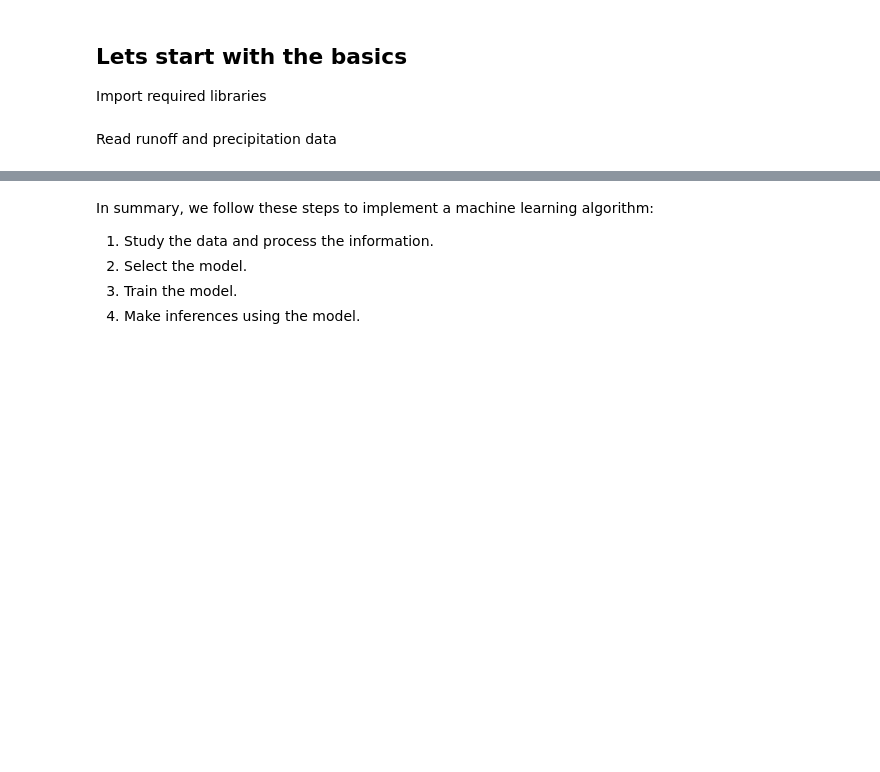
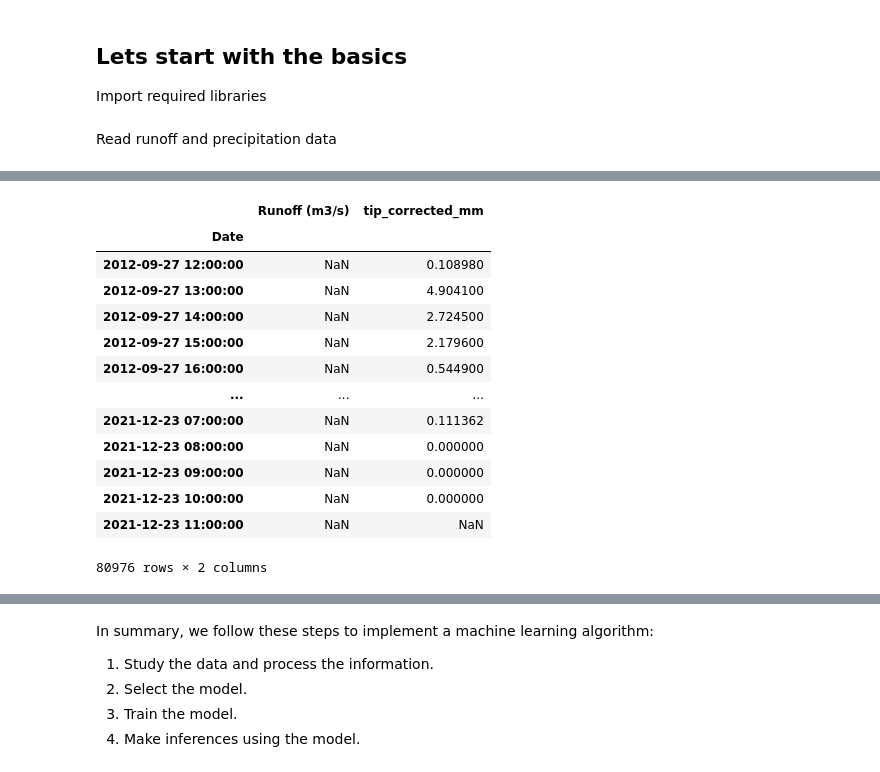
Before and after one commit to paulmunozpauta/Course_ML_hydrological_forecasting, a Jupyter notebook: notebooks/1_ML_introduction.ipynb, the cells around one changed output, grey strips where cells are left out. Cells and saved outputs as stored; diff of their text form; code cells hidden in the pictures; blank space fills up the shorter version.

```diff
--- a/notebooks/1_ML_introduction.ipynb
+++ b/notebooks/1_ML_introduction.ipynb
@@ -280,8 +331,23 @@ plt.savefig(os.path.join(root_directory+'/figures', 'Cumulated_precipitation.jpg
 # %%
-Hourly_runoff.index = Hourly_runoff.index.round(freq='H')
-Hourly_pcp.index = Hourly_pcp.index.round(freq='H')
+Hourly_runoff.index = Hourly_runoff.index.round(freq='h')
+Hourly_pcp.index = Hourly_pcp.index.round(freq='h')
 Hourly_data = pd.concat([Hourly_runoff, Hourly_pcp],axis=1, join='outer')
 Hourly_data
+# %% [output]
+|  | Runoff (m3/s) | tip_corrected_mm |
+| Date |  |  |
+| 2012-09-27 12:00:00 | NaN | 0.108980 |
+| 2012-09-27 13:00:00 | NaN | 4.904100 |
+| 2012-09-27 14:00:00 | NaN | 2.724500 |
+| 2012-09-27 15:00:00 | NaN | 2.179600 |
+| 2012-09-27 16:00:00 | NaN | 0.544900 |
+| ... | ... | ... |
+| 2021-12-23 07:00:00 | NaN | 0.111362 |
+| 2021-12-23 08:00:00 | NaN | 0.000000 |
+| 2021-12-23 09:00:00 | NaN | 0.000000 |
+| 2021-12-23 10:00:00 | NaN | 0.000000 |
+| 2021-12-23 11:00:00 | NaN | NaN |
+80976 rows × 2 columns
 # %%
 start_analysis='2018'
 end_analysis='2020'
```
Also changed, not shown: parts of 25 cells of this notebook, 6 other files.
